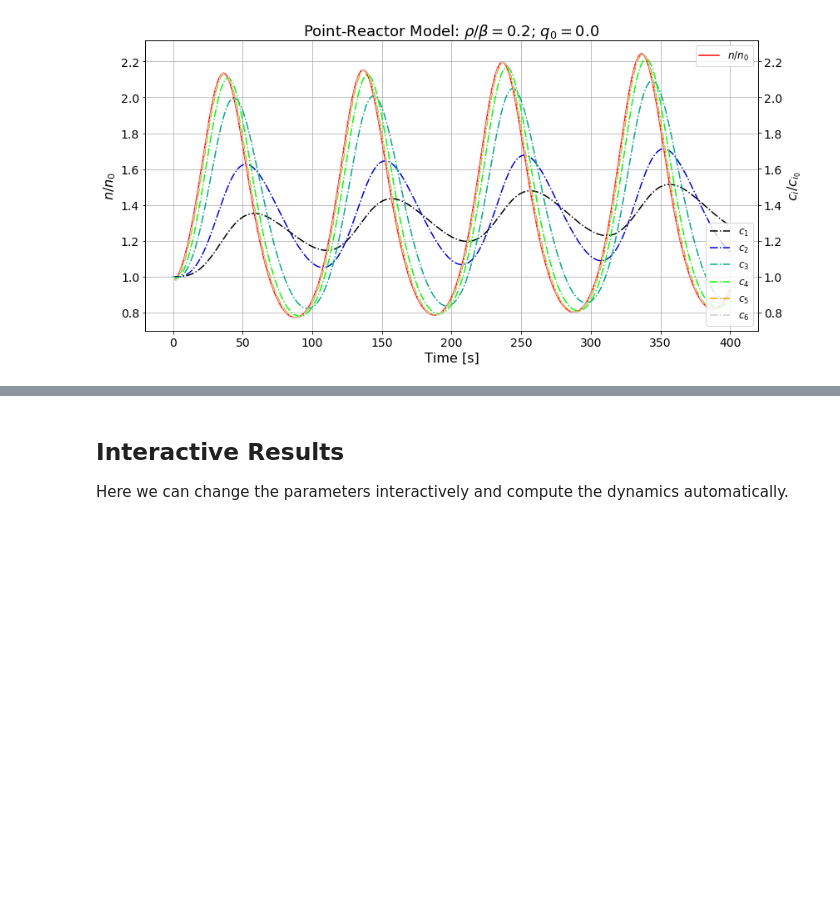
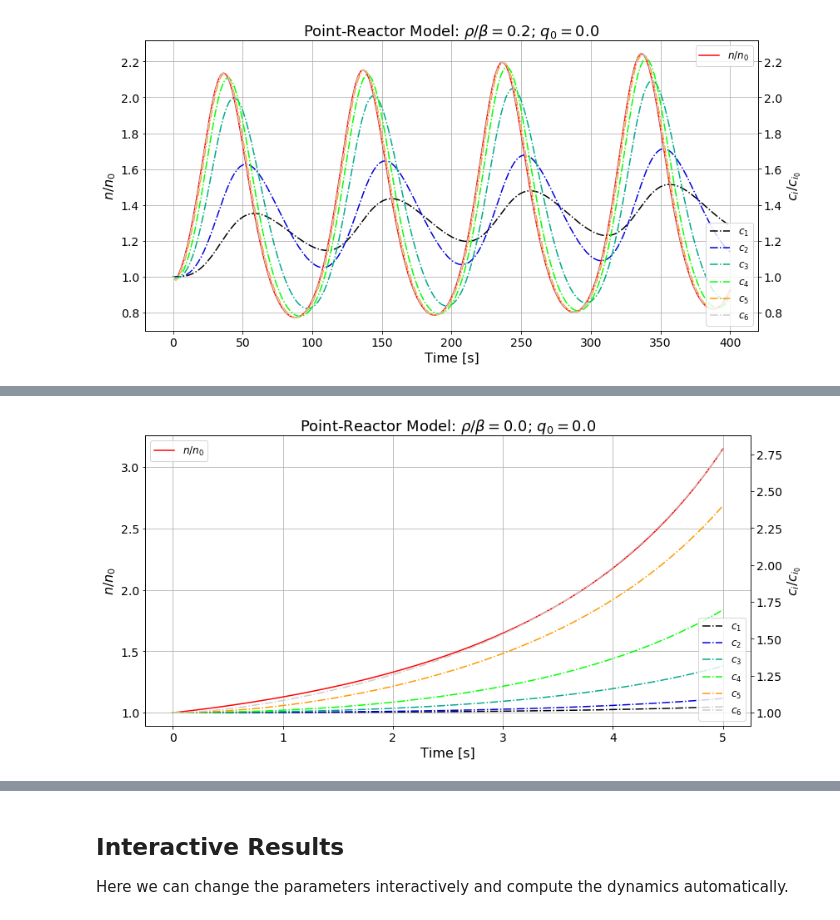
Before and after one commit to dpploy/engy-4350, a Jupyter notebook: notebooks/03b-time-dep-rho-pt-reactor.ipynb, the cells around one changed output, grey strips where cells are left out. Cells and saved outputs as stored; diff of their text form; code cells hidden in the pictures; blank space fills up the shorter version.

Commit message:
Update on ramp-input response.

```diff
--- a/notebooks/03b-time-dep-rho-pt-reactor.ipynb
+++ b/notebooks/03b-time-dep-rho-pt-reactor.ipynb
@@ -586,19 +584,20 @@ params['q_0'] = 0.0 # must set the initial value of the source here
 
 params['n_ss'] = np.random.random() # arbitrary value at steady state
 
-rho_0_over_beta = 0.10 # $
+rho_0_over_beta = 0 # $
 
 beta = params['beta'] # retrieve the delayed neutron fraction
-params['reactivity'] = rho_0_over_beta * beta # "rho/beta = 10 cents"
+params['reactivity'] = rho_0_over_beta * beta # "rho/beta $"
 
-params['alpha_n'] = -1e-2 # cm^3
+gamma_over_beta = 0.1
+params['reactivity_ramp_rate'] = gamma_over_beta * beta
 
 # setup remaining initial conditions
 setup_initial_conditions(params)
 # %%
-'''Evolve the point-reactor'''
+'''Evolve the point-reactor for one cycle'''
 
-time_final    = 100 # s
+time_final    = 5 # s
 n_time_stamps = 200 # number of solution values in time
 
 params['time_final']    = time_final
@@ -609,4 +608,6 @@ u_vec_history = run_point_reactor( f_vec, params )
 # %%
 '''Plot neutron and delayed neutron emitter concentration in the reactor'''
 
-plot_results(u_vec_history)
+plot_results(u_vec_history,markers=False)
+# %% [output]
+[figure, added]
```
Also changed, not shown: parts of 27 cells of this notebook, 2 other files.
